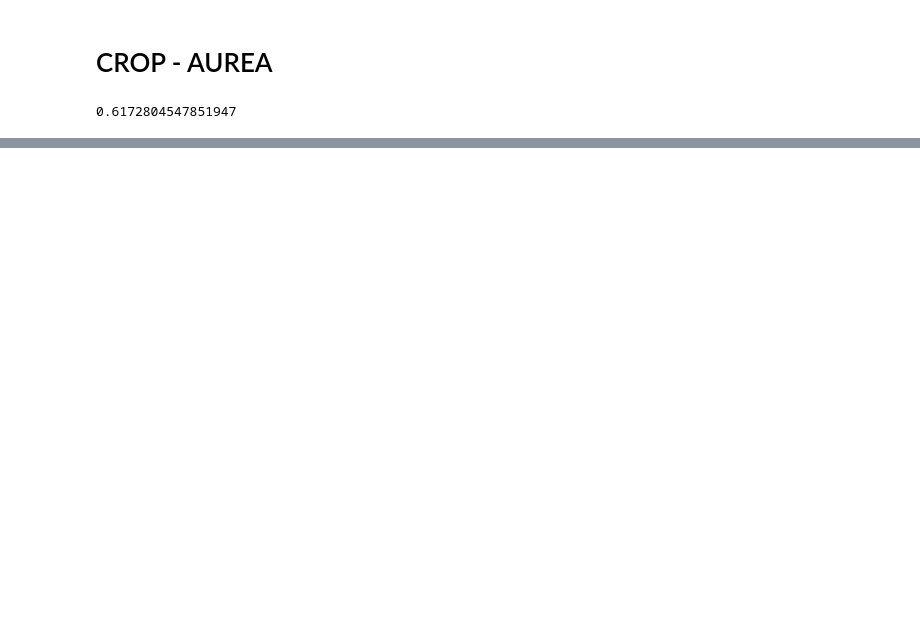
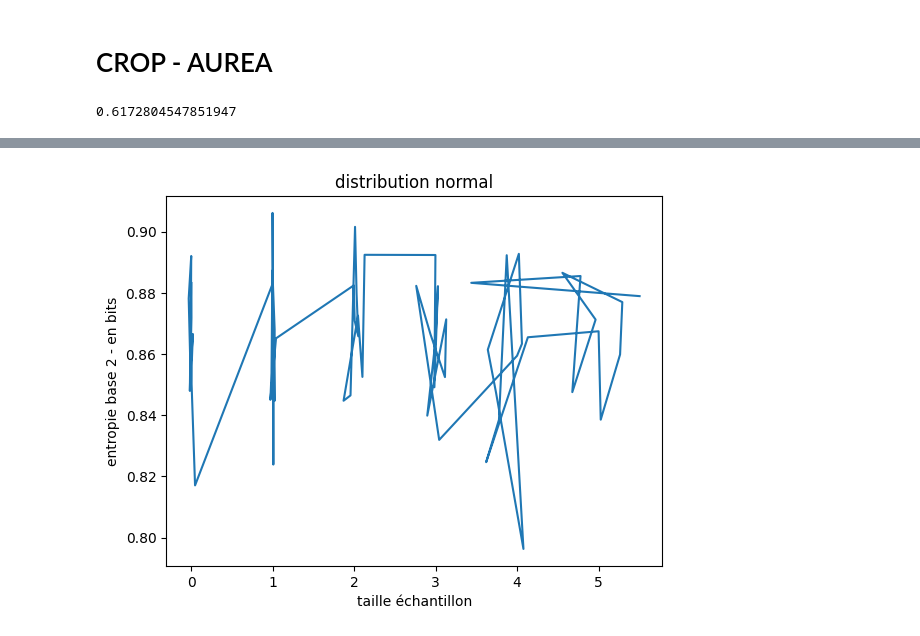
Before and after one commit to CedrickArmel/pfe-test-entropie, a Jupyter notebook: src/my_app/notebook.ipynb, the cells around one changed output, grey strips where cells are left out. Saved outputs shown, nothing was run; the diff lists cells and outputs as text; code cells hidden in the pictures; blank space fills up the shorter version.

```diff
--- a/src/my_app/notebook.ipynb
+++ b/src/my_app/notebook.ipynb
@@ -97,0 +390,21 @@ did
+# %%
+normparams = {'taille': [15, 30, 60, 120, 240, 480, 960, 1920],
+          'mu':[0, 5, 15, 35, 75, 155],
+          'sigma':[np.linspace(0.1, 1, 10),
+                   np.linspace(0.1, 1, 10),
+                   np.linspace(0.1, 3, 10),
+                   np.linspace(0.1, 7, 10),
+                   np.linspace(0.1, 15, 10),
+                   np.linspace(0.1, 31, 10)]}
+
+uniparams = {'taille': [15, 30, 60, 120, 240, 480, 960, 1920],
+          'center':[0, 5, 15, 35, 75, 155],
+          'range':[np.linspace(0.1, 1, 10),
+                   np.linspace(0.1, 1, 10),
+                   np.linspace(0.1, 3, 10),
+                   np.linspace(0.1, 7, 10),
+                   np.linspace(0.1, 15, 10),
+                   np.linspace(0.1, 31, 10)]}
+
+expparams = {'taille': [15, 30, 60, 120, 240, 480, 960, 1920],
+          'lambda':np.linspace(0.0064, 1000, 6).tolist()}
@@ -97,0 +534,6 @@ did
+# %%
+normdf = pd.DataFrame(gennormxp(normparams))
+expdf = pd.DataFrame(genexpoxp(expparams))
+unidf = pd.DataFrame(genunixp(uniparams))
+
+xpdf = pd.concat([normdf,expdf, unidf])
@@ -97,0 +542,3 @@ did
+# %%
+xpdf['e_base'] = xpdf['baseh']/np.log2(xpdf['bins'])
+xpdf['e_scale'] = xpdf['scaledh']/np.log2(xpdf['bins'])
@@ -97,0 +561,17 @@ did
+# %%
+# Données des valeurs x et y
+x = xpdf[(xpdf['dist']=='norm')&(xpdf['bins']==30)]['basemu']
+y = xpdf[(xpdf['dist']=='norm')&(xpdf['bins']==30)]['e_base']
+
+# Tracer la courbe
+plt.plot(x, y)
+
+# Ajouter un titre et des étiquettes d'axe
+plt.title("distribution normal")
+plt.xlabel("taille échantillon")
+plt.ylabel("entropie base 2 - en bits")
+
+# Afficher la courbe
+plt.show()
+# %% [output]
+[figure, added]
```
Also changed, not shown: parts of 104 cells of this notebook, 9 other files.
